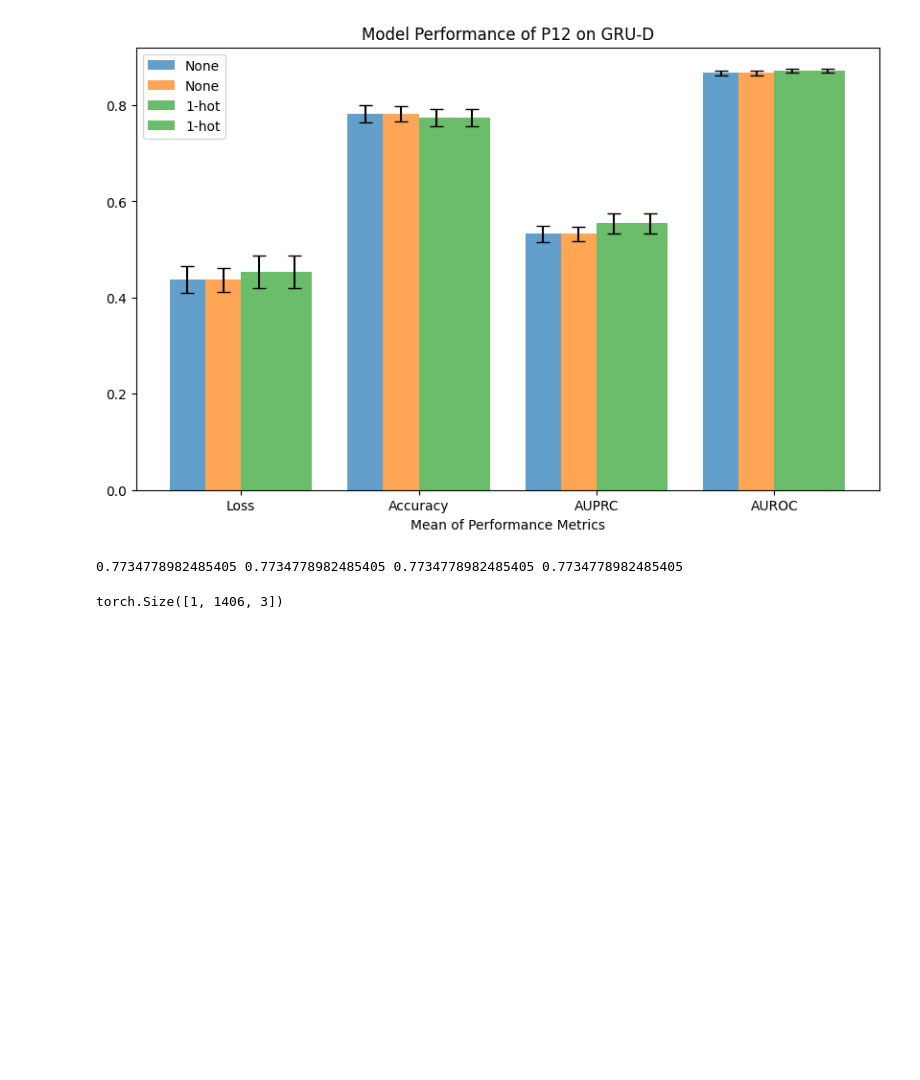
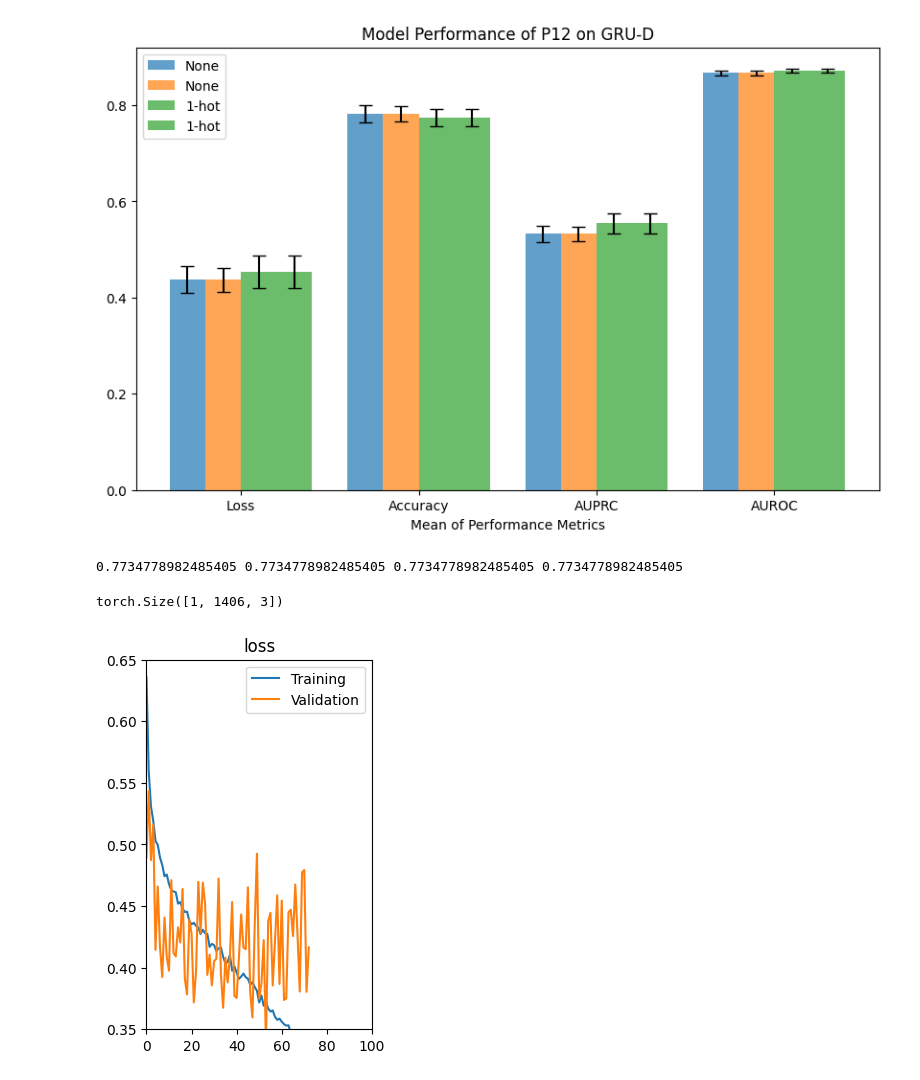
Before and after one commit to Katja-Jagd/EHR_sensor_representations, a Jupyter notebook: scripts/notebooks/data_inspection.ipynb, the cells around one changed output. Cells and saved outputs as stored; diff of their text form; code cells hidden in the pictures; blank space fills up the shorter version.

```diff
--- a/scripts/notebooks/data_inspection.ipynb
+++ b/scripts/notebooks/data_inspection.ipynb
@@ -509,0 +515,21 @@ torch.Size([1, 1406, 3])
+# %%
+import pandas as pd
+import matplotlib.pyplot as plt
+
+output_path = "/zhome/be/1/138857/EHR_sensor_representations/output/"
+run = "run_17/"
+split = "split_5/"
+path = output_path + run + split
+training_log = pd.read_csv(f"{path}/training_log.csv")
+
+fig = plt.figure()
+
+ax0 = fig.add_subplot(121, title="loss")
+ax0.plot(training_log["train_loss"], label="Training")
+ax0.plot(training_log["val_loss"], label="Validation")
+ax0.set_xlim(0, 100)
+ax0.set_ylim(0.35, 0.65)
+ax0.legend()
+plt.show()
+# %% [output]
+[figure, added]
```
Also changed, not shown: parts of 33 cells of this notebook, 4 other files.
